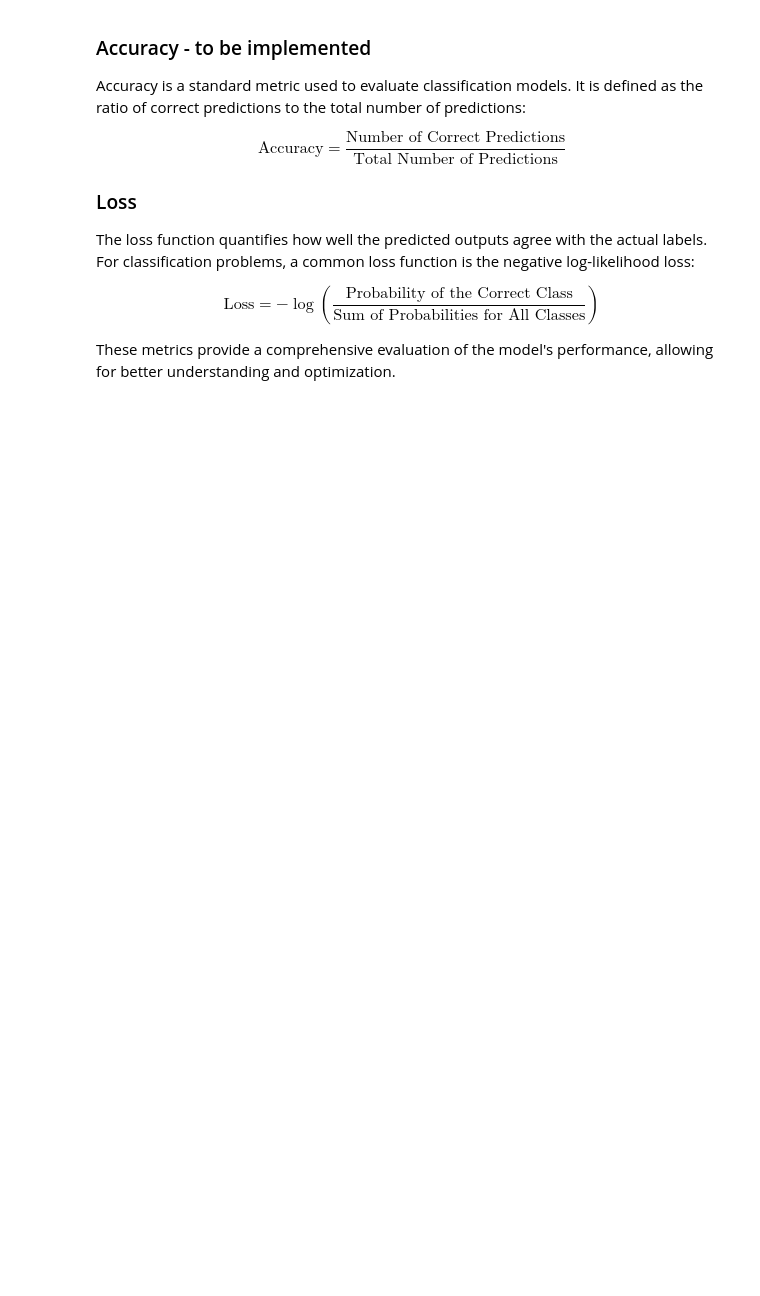
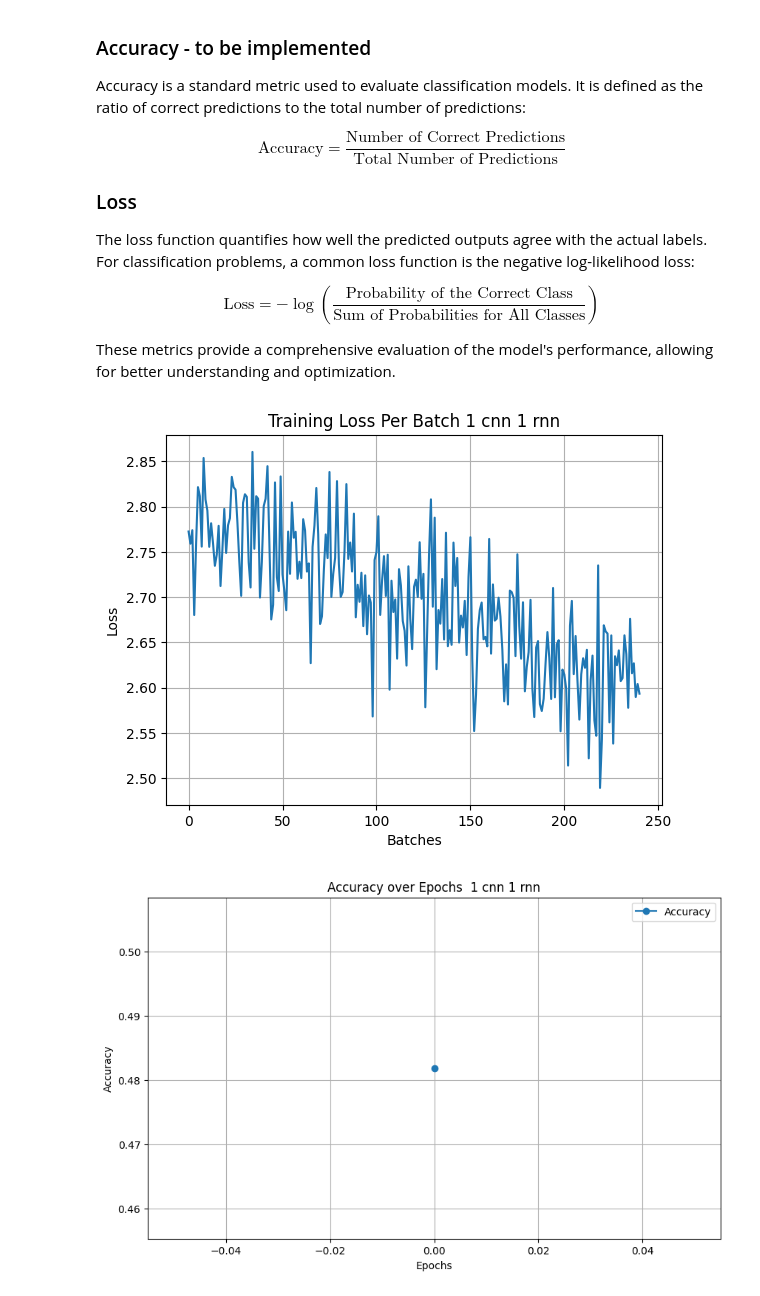
Before and after one commit to leonmck-dsp-dev/nueraspeech, a Jupyter notebook: nueraspeech.ipynb, the cells around one changed output. Saved outputs shown, nothing was run; the diff lists cells and outputs as text; code cells hidden in the pictures; blank space fills up the shorter version.

```diff
--- a/nueraspeech.ipynb
+++ b/nueraspeech.ipynb
@@ -553,15 +552,16 @@ losses = []
 model = model.to(device)
 
 
+accuracy_over_epochs = []
 for epoch in range(1, n_epoch + 1):
     train(model, epoch, log_interval)
     # Evaluate the model
-    avg_wer, avg_cer, correct_predictions, accuracy_over_epochs = test(model, epoch)
+    avg_wer, avg_cer, correct, accuracy = test(model, epoch)
 
     # Store the metrics for plotting or further analysis
     wer_over_epochs.append(avg_wer)
     cer_over_epochs.append(avg_cer)
-    correct_predictions_over_epochs.append(correct_predictions)
+    correct_predictions_over_epochs.append(correct)
     accuracy_over_epochs.append(accuracy)
     scheduler.step()
    # Save
@@ -632,39 +632,42 @@ epochs = list(range(1, 201))
 
 #loss
 plt.plot(losses)
-plt.title("Training Loss Per Batch 3 cnn 5 rnn")
+plt.title("Training Loss Per Batch 1 cnn 1 rnn")
 plt.xlabel("Batches")
 plt.ylabel("Loss")
 plt.grid()
 plt.show()
 
 # After all epochs are complete, plot the accuracy
 plt.figure(figsize=(10, 6))
 plt.plot(accuracy_over_epochs, label='Accuracy', marker='o')
 plt.xlabel('Epochs')
 plt.ylabel('Accuracy')
-plt.title('Accuracy over Epochs')
+plt.title('Accuracy over Epochs  1 cnn 1 rnn')
 plt.legend()
 plt.grid(True)
 plt.show()
 
 #pred
 plt.plot(correct_predictions_over_epochs, marker='o', label='Number of Correct Predictions')
 plt.xlabel('Epochs')
 plt.ylabel('Number of Correct Predictions')
-plt.title('Correct Predictions Over Epochs 3 cnn 5 rnn')
+plt.title('Correct Predictions Over Epochs  1 cnn 1 rnn')
 plt.legend()
 plt.show()
 plt.figure(figsize=(12, 6))
 # Plot WER# Assuming wer_over_epochs and cer_over_epochs have been populated correctly during training:
 epochs_range = list(range(1, len(wer_over_epochs) + 1))
 
 plt.plot(epochs_range, wer_over_epochs, label='WER', marker='o')
 
 plt.plot(epochs_range, cer_over_epochs, label='CER', marker='o')
-plt.title('WER & CER over Epochs 3 cnn 5 rnn')
+plt.title('WER & CER over Epochs  1 cnn 1 rnn')
 plt.xlabel('Epochs')
 plt.ylabel('Error Rate')
 plt.legend()
 plt.grid(True)
 plt.show()
+# %% [output]
+[figure, added]
+[figure, added]
```
Also changed, not shown: parts of 5 cells of this notebook.
